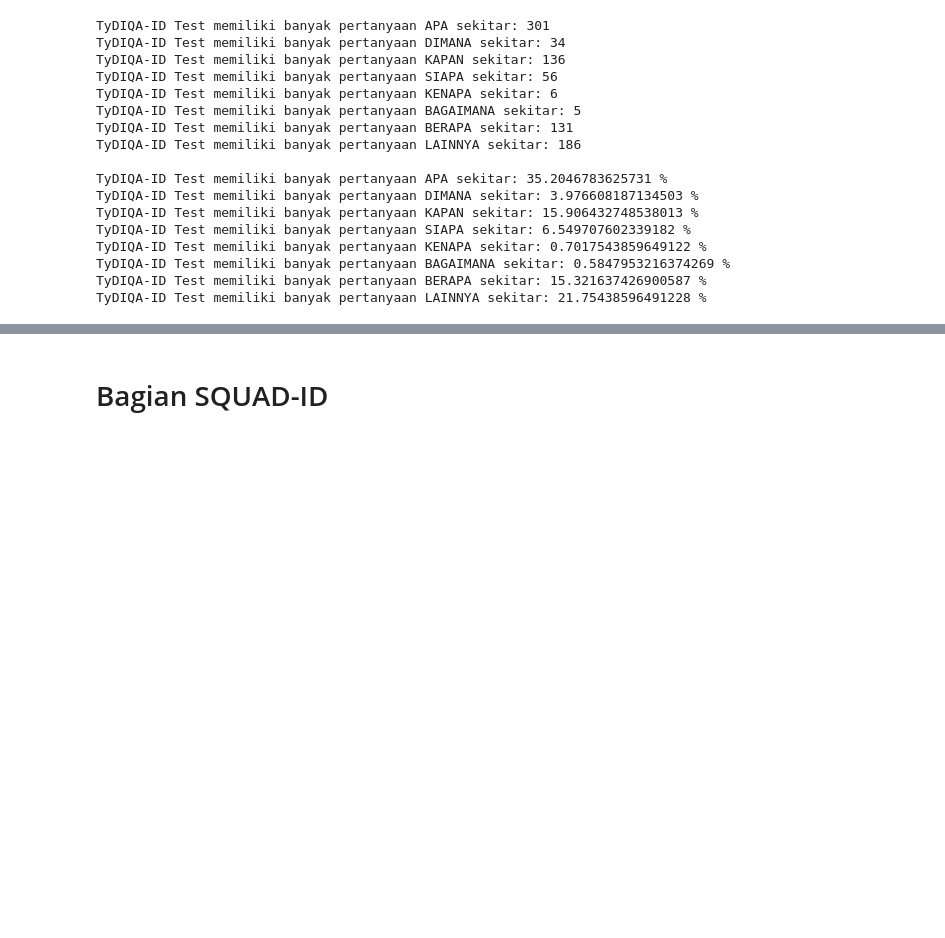
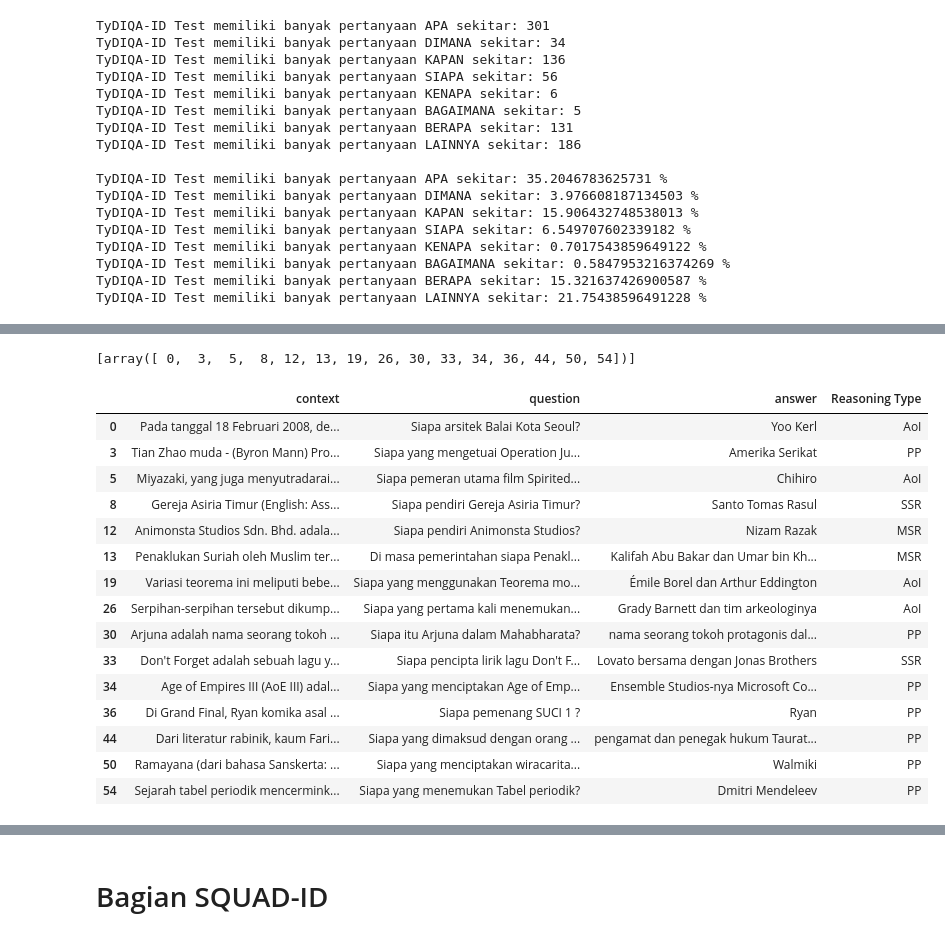
Before and after one commit to muhammadravi251001/qas-with-indonli, a Jupyter notebook: utilities/Cek Reasoning Type.ipynb, the cells around one changed output, grey strips where cells are left out. Cells and saved outputs as stored; diff of their text form; code cells hidden in the pictures; blank space fills up the shorter version.

```diff
--- a/utilities/Cek Reasoning Type.ipynb
+++ b/utilities/Cek Reasoning Type.ipynb
@@ -643,0 +853,46 @@ lainnya_df_tydiqa_id
+# %%
+print(index_siapa_df_tydiqa_id)
+siapa_df_tydiqa_id
+
+# 0 : AoI
+# 3 : PP
+# 5 : AoI
+# 8 : SSR
+# 12 : MSR
+
+# 13 : MSR
+# 19 : AoI
+# 26 : AoI
+# 30 : PP
+# 33 : SSR
+
+# 34 : PP
+# 36 : PP
+# 44 : PP
+# 50 : PP
+# 54 : PP
+
+reasoning_type = ['AoI', 'PP', 'AoI', 'SSR', 'MSR',
+                 'MSR', 'AoI', 'AoI', 'PP', 'SSR',
+                 'PP', 'PP', 'PP', 'PP', 'PP']
+
+siapa_df_tydiqa_id['Reasoning Type'] = reasoning_type
+siapa_df_tydiqa_id
+# %% [output]
+[array([ 0,  3,  5,  8, 12, 13, 19, 26, 30, 33, 34, 36, 44, 50, 54])]
+|  | context | question | answer | Reasoning Type |
+| 0 | Pada tanggal 18 Februari 2008, de... | Siapa arsitek Balai Kota Seoul? | Yoo Kerl | AoI |
+| 3 | Tian Zhao muda - (Byron Mann) Pro... | Siapa yang mengetuai Operation Ju... | Amerika Serikat | PP |
+| 5 | Miyazaki, yang juga menyutradarai... | Siapa pemeran utama film Spirited... | Chihiro | AoI |
+| 8 | Gereja Asiria Timur (English: Ass... | Siapa pendiri Gereja Asiria Timur? | Santo Tomas Rasul | SSR |
+| 12 | Animonsta Studios Sdn. Bhd. adala... | Siapa pendiri Animonsta Studios? | Nizam Razak | MSR |
+| 13 | Penaklukan Suriah oleh Muslim ter... | Di masa pemerintahan siapa Penakl... | Kalifah Abu Bakar dan Umar bin Kh... | MSR |
+| 19 | Variasi teorema ini meliputi bebe... | Siapa yang menggunakan Teorema mo... | Émile Borel dan Arthur Eddington | AoI |
+| 26 | Serpihan-serpihan tersebut dikump... | Siapa yang pertama kali menemukan... | Grady Barnett dan tim arkeologinya | AoI |
+| 30 | Arjuna adalah nama seorang tokoh ... | Siapa itu Arjuna dalam Mahabharata? | nama seorang tokoh protagonis dal... | PP |
+| 33 | Don't Forget adalah sebuah lagu y... | Siapa pencipta lirik lagu Don't F... | Lovato bersama dengan Jonas Brothers | SSR |
+| 34 | Age of Empires III (AoE III) adal... | Siapa yang menciptakan Age of Emp... | Ensemble Studios-nya Microsoft Co... | PP |
+| 36 | Di Grand Final, Ryan komika asal ... | Siapa pemenang SUCI 1 ? | Ryan | PP |
+| 44 | Dari literatur rabinik, kaum Fari... | Siapa yang dimaksud dengan orang ... | pengamat dan penegak hukum Taurat... | PP |
+| 50 | Ramayana (dari bahasa Sanskerta: ... | Siapa yang menciptakan wiracarita... | Walmiki | PP |
+| 54 | Sejarah tabel periodik mencermink... | Siapa yang menemukan Tabel periodik? | Dmitri Mendeleev | PP |
```
Also changed, not shown: parts of 38 cells of this notebook.
